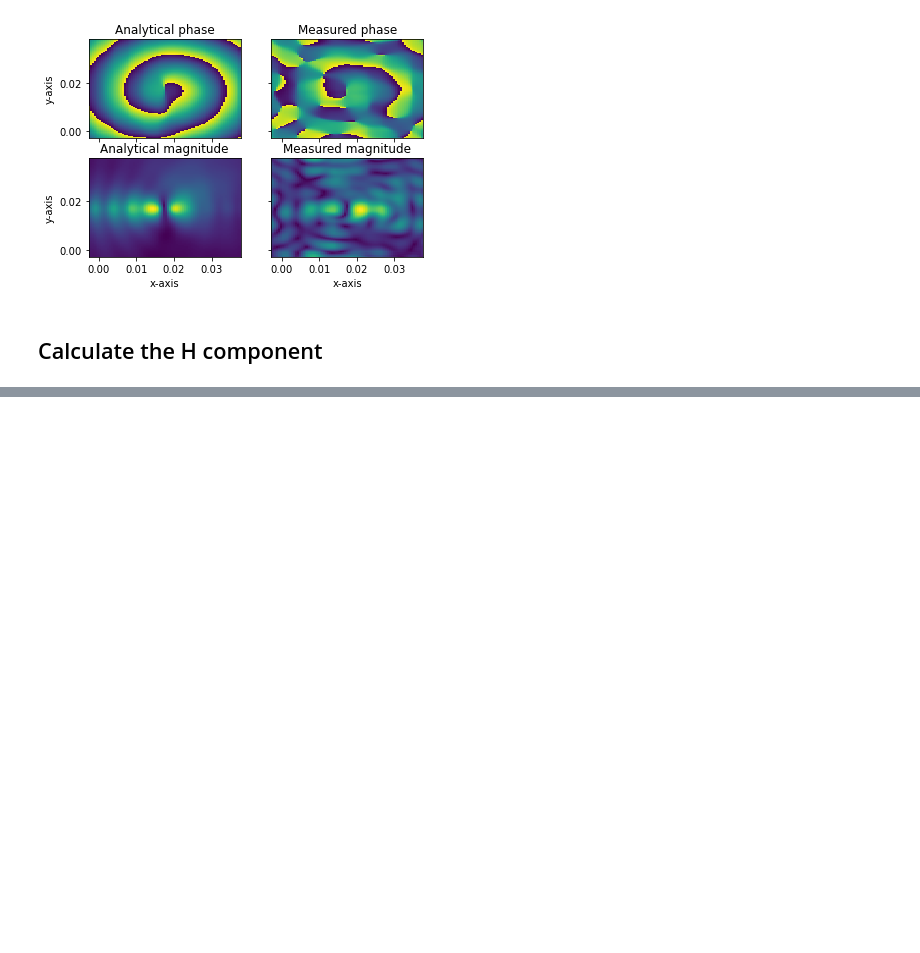
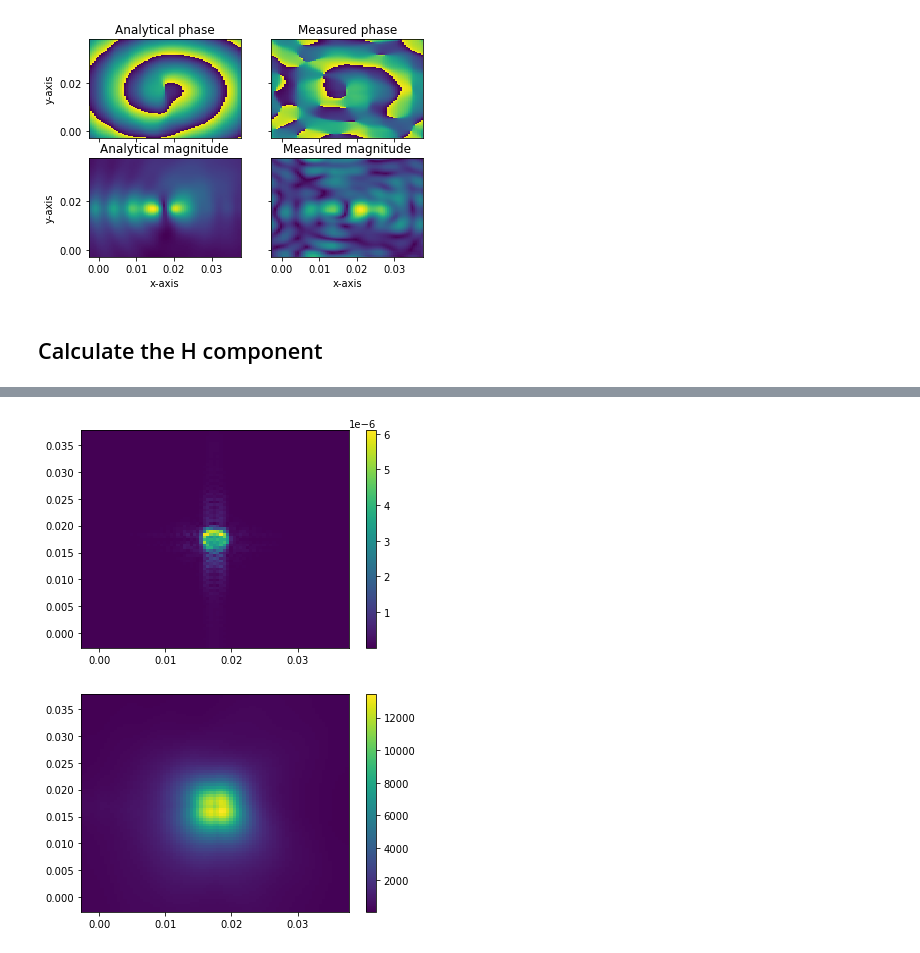
Before and after one commit to Khainguyen1349/MoMPython_KN, a Jupyter notebook: Maxwell/PlayWithMaxwell_4.ipynb, the cells around one changed output, grey strips where cells are left out. Drawn from its saved outputs; the diff is of its cells as text; code cells hidden in the pictures; blank space fills up the shorter version.

```diff
--- a/Maxwell/PlayWithMaxwell_4.ipynb
+++ b/Maxwell/PlayWithMaxwell_4.ipynb
@@ -312,0 +394,10 @@ for ax in axs.flat:
+# %%
+plt.pcolormesh(Eanal.X,Eanal.Y,abs(psPDmeas),shading='auto')
+plt.colorbar()
+plt.show()
+plt.pcolormesh(Eanal.X,Eanal.Y,abs(psPDanal),shading='auto')
+plt.colorbar()
+plt.show()
+# %% [output]
+[figure, added]
+[figure, added]
```
Also changed, not shown: parts of 8 cells of this notebook.
